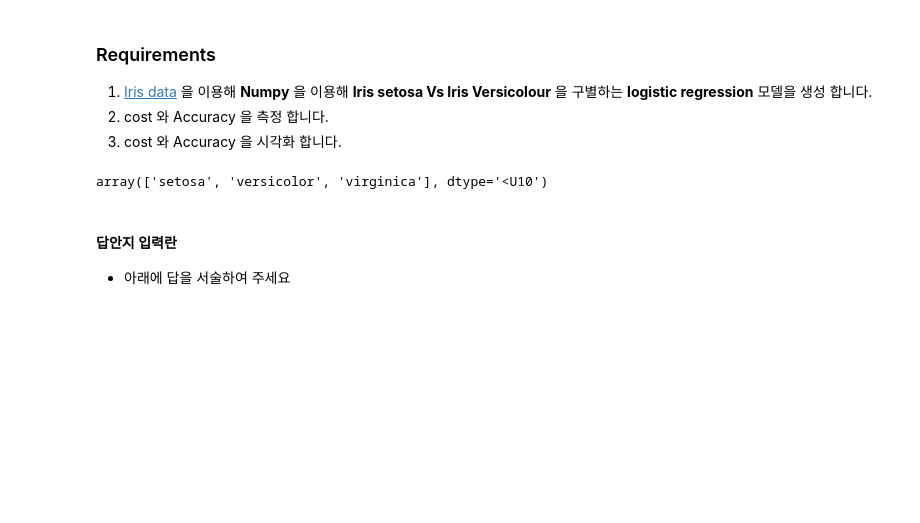
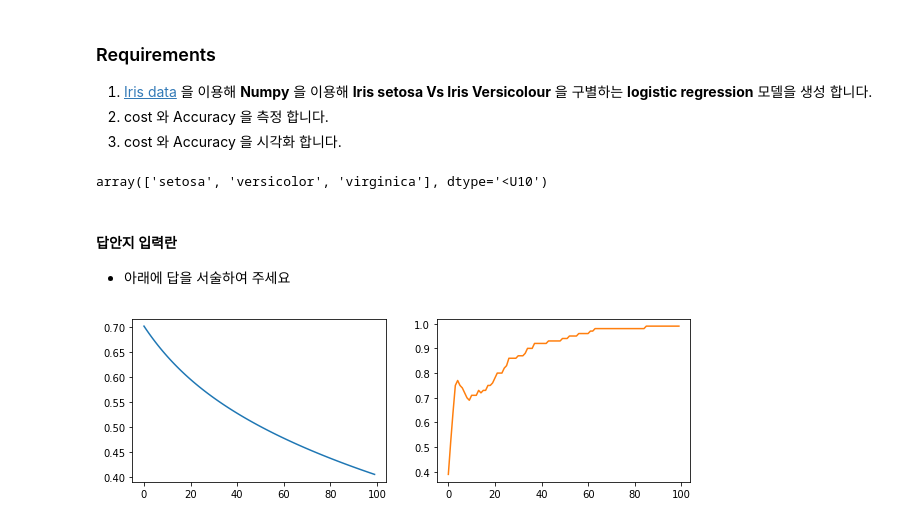
Before and after one commit to algorithm-ai/ai-analyst, a Jupyter notebook: exercise_answer/5_machine_learning_basis/7_Logistic_Regression.ipynb, the cells around one changed output. Cells and saved outputs as stored; diff of their text form; code cells hidden in the pictures; blank space fills up the shorter version.

Commit message:
exercises answer'

```diff
--- a/exercise_answer/5_machine_learning_basis/7_Logistic_Regression.ipynb
+++ b/exercise_answer/5_machine_learning_basis/7_Logistic_Regression.ipynb
@@ -53,0 +52,53 @@ array(['setosa', 'versicolor', 'virginica'], dtype='<U10')
+# %%
+def sigmoid(xs):
+    return 1/(1+np.exp(-xs))
+# %%
+def cee(pred, true):
+    return -np.mean(true*np.log(pred) + (1-true)*(np.log(1-pred)))
+# %%
+# answer1 - separate bias
+np.random.seed(1)
+iris = load_iris()
+
+xs = iris['data']
+ys = iris['target']
+ys_name = iris['target_names']
+ys_name
+
+indices = np.where((ys==0) | (ys==1))[0]
+
+xs_data = xs[indices]
+xs_data = (xs_data - xs_data.min(axis=0)) / (xs_data.max(axis=0) - xs_data.min(axis=0))
+ys_data = ys[indices].reshape([-1, 1])
+
+weights = np.random.normal(size=(4,1), loc=0.0, scale=0.1)
+bias = np.array([0])
+
+lr = 0.001
+losses = []
+accs = []
+for i in range(100):
+    logits = np.matmul(xs_data, weights) + bias
+    pred = sigmoid(logits)
+
+    error = pred - ys_data
+
+    dw = np.matmul(error.T, xs_data).T
+    db = np.mean(error)
+
+    weights = weights - lr * dw
+    bias = bias - lr * db
+
+    loss = cee(pred, ys_data)
+    acc = np.mean(np.equal(pred > 0.5, ys_data))
+
+    losses.append(loss)
+    accs.append(acc)
+
+fig, axes = plt.subplots(1,2)
+fig.set_size_inches(10,3)
+axes[0].plot(range(100), losses, label='cost', color='C0')
+axes[1].plot(range(100), accs, label='acc', color='C1')
+plt.show()
+# %% [output]
+[figure, added]
```
Also changed, not shown: parts of 2 cells of this notebook.
